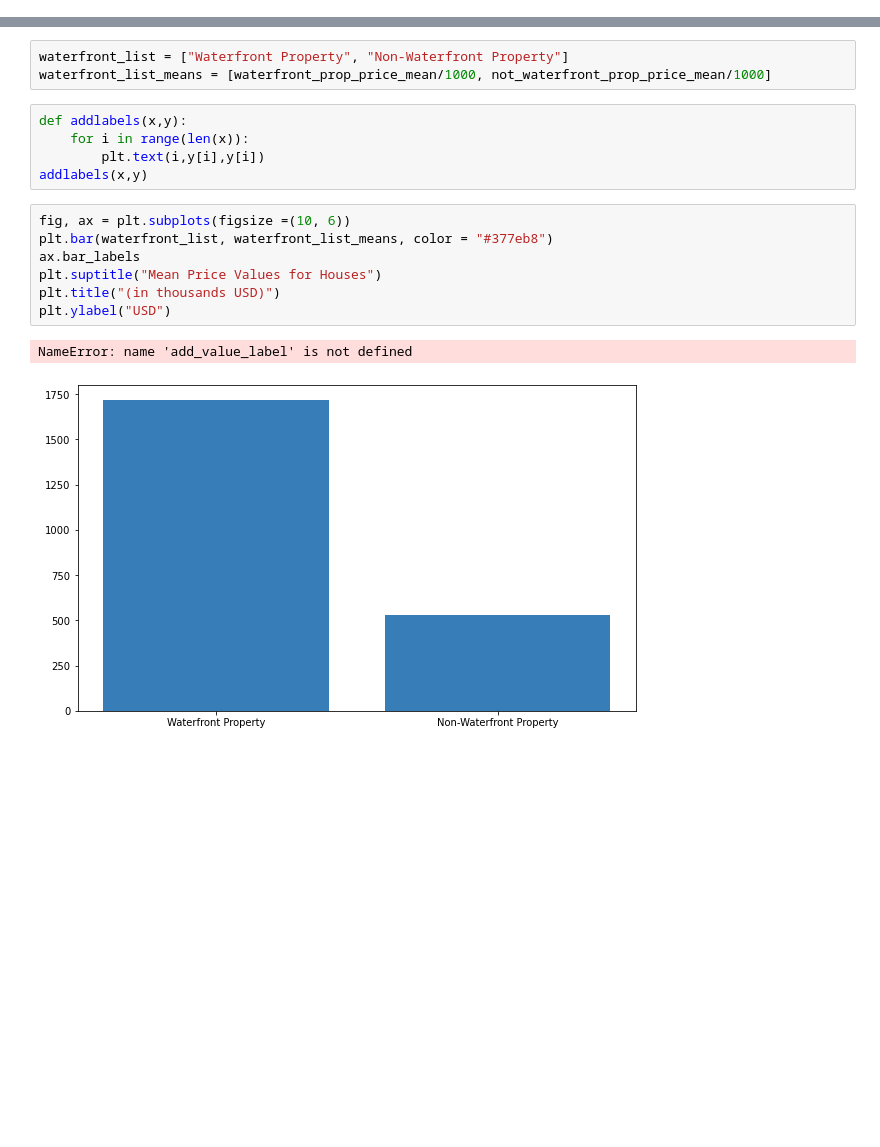
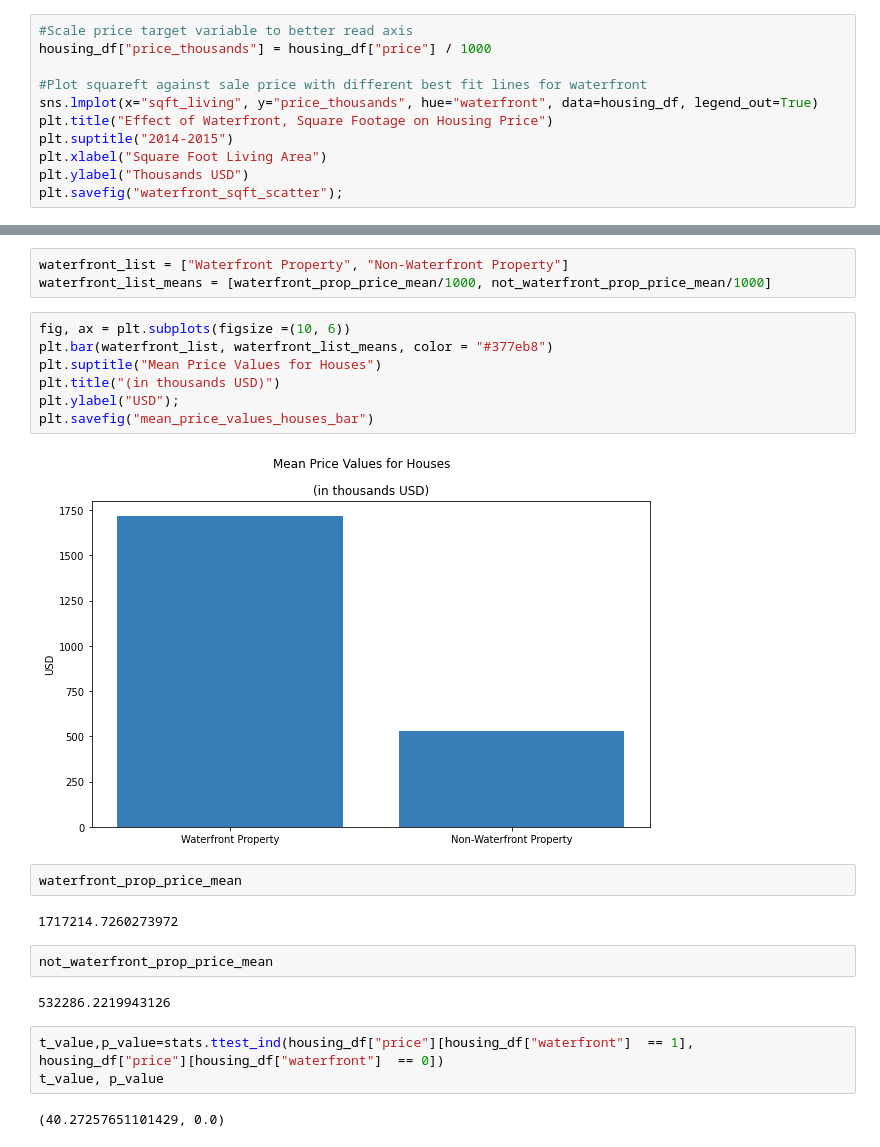
Before and after one commit to mboland23/dsc-phase-2-project-v2-3, a Jupyter notebook: Meg_Working_Notebook.ipynb, the cells around one changed output, grey strips where cells are left out. Cells and saved outputs as stored; diff of their text form; blank space fills up the shorter version.

```diff
--- a/Meg_Working_Notebook.ipynb
+++ b/Meg_Working_Notebook.ipynb
@@ -1338,0 +1301,11 @@ ValueError: matmul: Input operand 1 has a mismatch in its core dimension 0, with
+# %%
+#Scale price target variable to better read axis
+housing_df["price_thousands"] = housing_df["price"] / 1000
+
+#Plot squareft against sale price with different best fit lines for waterfront
+sns.lmplot(x="sqft_living", y="price_thousands", hue="waterfront", data=housing_df, legend_out=True)
+plt.title("Effect of Waterfront, Square Footage on Housing Price")
+plt.suptitle("2014-2015")
+plt.xlabel("Square Foot Living Area")
+plt.ylabel("Thousands USD")
+plt.savefig("waterfront_sqft_scatter");
@@ -1366,18 +1324,25 @@ waterfront_prop_price_mean
 # %%
 waterfront_list = ["Waterfront Property", "Non-Waterfront Property"]
 waterfront_list_means = [waterfront_prop_price_mean/1000, not_waterfront_prop_price_mean/1000]
-# %%
-def addlabels(x,y):
-    for i in range(len(x)):
-        plt.text(i,y[i],y[i])
-addlabels(x,y)
 # %%
 fig, ax = plt.subplots(figsize =(10, 6))
 plt.bar(waterfront_list, waterfront_list_means, color = "#377eb8")
-ax.bar_labels
 plt.suptitle("Mean Price Values for Houses")
 plt.title("(in thousands USD)")
-plt.ylabel("USD")
+plt.ylabel("USD");
+plt.savefig("mean_price_values_houses_bar")
 # %% [output]
-NameError: name 'add_value_label' is not defined
-[figure, old version]
+[figure, new version]
+# %%
+waterfront_prop_price_mean
+# %% [output]
+1717214.7260273972
+# %%
+not_waterfront_prop_price_mean
+# %% [output]
+532286.2219943126
+# %%
+t_value,p_value=stats.ttest_ind(housing_df["price"][housing_df["waterfront"]  == 1], housing_df["price"][housing_df["waterfront"]  == 0])
+t_value, p_value
+# %% [output]
+(40.27257651101429, 0.0)
```
Also changed, not shown: parts of 85 cells of this notebook.
